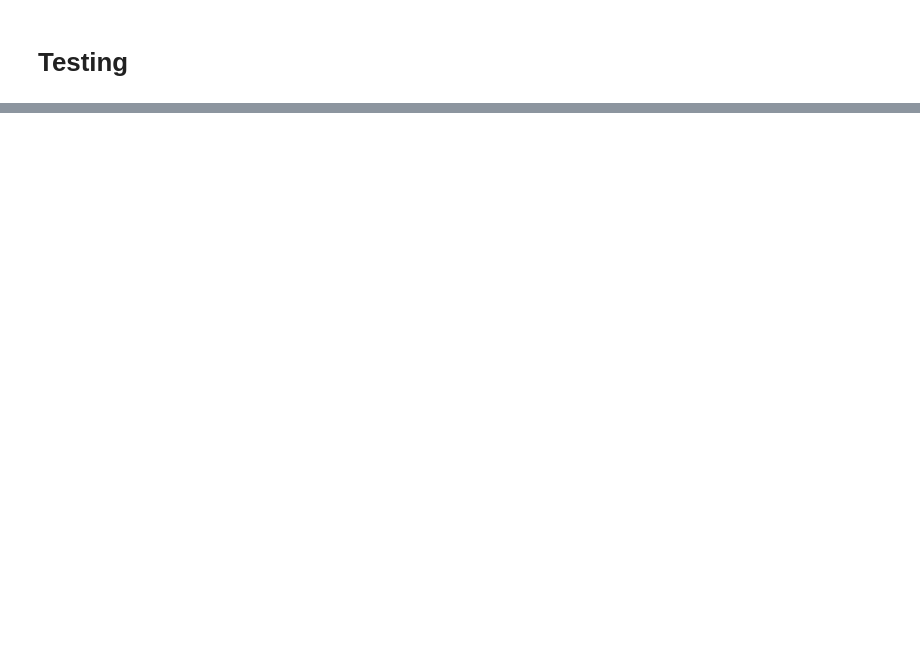
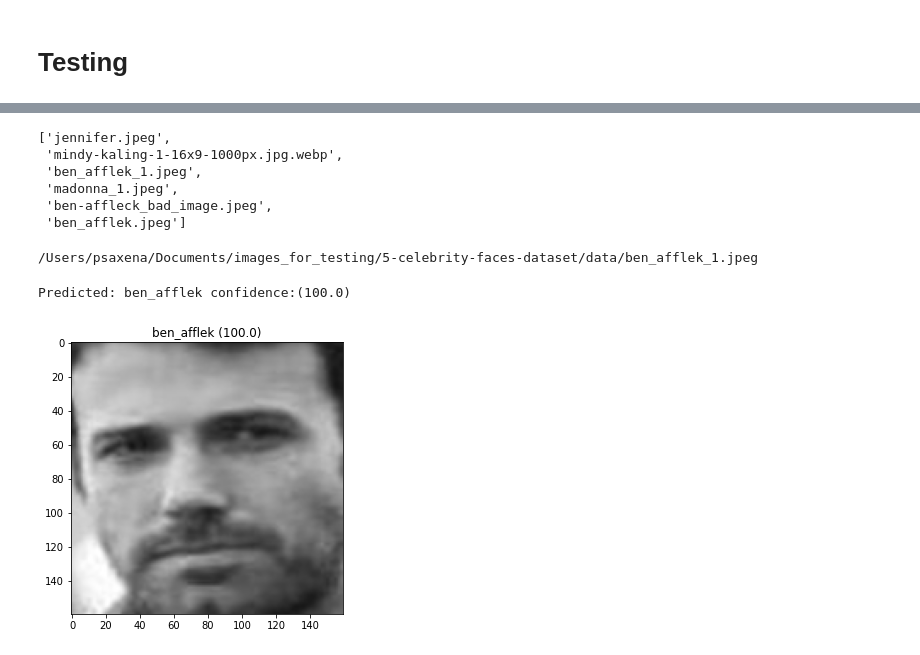
Before and after one commit to poojasaxena/face_recognition_modelling, a Jupyter notebook: keras_facenet/keras_facenet_inception_resnet_v1_celeb_data.ipynb, the cells around one changed output, grey strips where cells are left out. Saved outputs shown, nothing was run; the diff lists cells and outputs as text; code cells hidden in the pictures; blank space fills up the shorter version.

Commit message:
added section to test the external image indepent of existing Jupyter-notebook

```diff
--- a/keras_facenet/keras_facenet_inception_resnet_v1_celeb_data.ipynb
+++ b/keras_facenet/keras_facenet_inception_resnet_v1_celeb_data.ipynb
@@ -426,0 +380,22 @@ Predicted: Unknown confidence:(25.17)
+# %%
+# load the model
+path_saved_model=os.environ.get('DirForSavedModel')+'/face_recognisition/'
+svm_model = pickle.load(open(path_saved_model+'svm_classifie_5_celebraties.pkl', "rb"))
+facenet_model=load_model(path_saved_model+'facenet_keras.h5')
+# %%
+def extract_labels(directory):
+    y = []
+    for subdir in os.listdir(directory):
+        path = directory + subdir + '/'
+        if not os.path.isdir(path):
+            continue
+        range_dir = [subpath for subpath in os.listdir(path)]
+        labels = [subdir for _ in range(len(range_dir))]
+        y.extend(labels)
+    return np.asarray(y)
+
+def load_labels():
+    base_dir = os.environ.get('DirForImages')+'/5-celebrity-faces-dataset/'
+    dataset_path = os.path.join(base_dir, 'train/')
+    labels = extract_labels(dataset_path)
+    return labels
@@ -426,0 +429,22 @@ Predicted: Unknown confidence:(25.17)
+# %%
+os.listdir(base_dir_data)
+# %% [output]
+['jennifer.jpeg',
+ 'mindy-kaling-1-16x9-1000px.jpg.webp',
+ 'ben_afflek_1.jpeg',
+ 'madonna_1.jpeg',
+ 'ben-affleck_bad_image.jpeg',
+ 'ben_afflek.jpeg']
+# %%
+image= os.listdir(base_dir_data)[2]
+image_path=os.path.join(base_dir_data, image)
+print(image_path)
+# %% [output]
+/Users/psaxena/Documents/images_for_testing/5-celebrity-faces-dataset/data/ben_afflek_1.jpeg
+# %%
+labels = load_labels()
+# %%
+externaly_uploaded_face(image_path, labels, facenet_model, svm_model, threshold=80)
+# %% [output]
+Predicted: ben_afflek confidence:(100.0)
+[figure, added]
```
Also changed, not shown: parts of 27 cells of this notebook.
